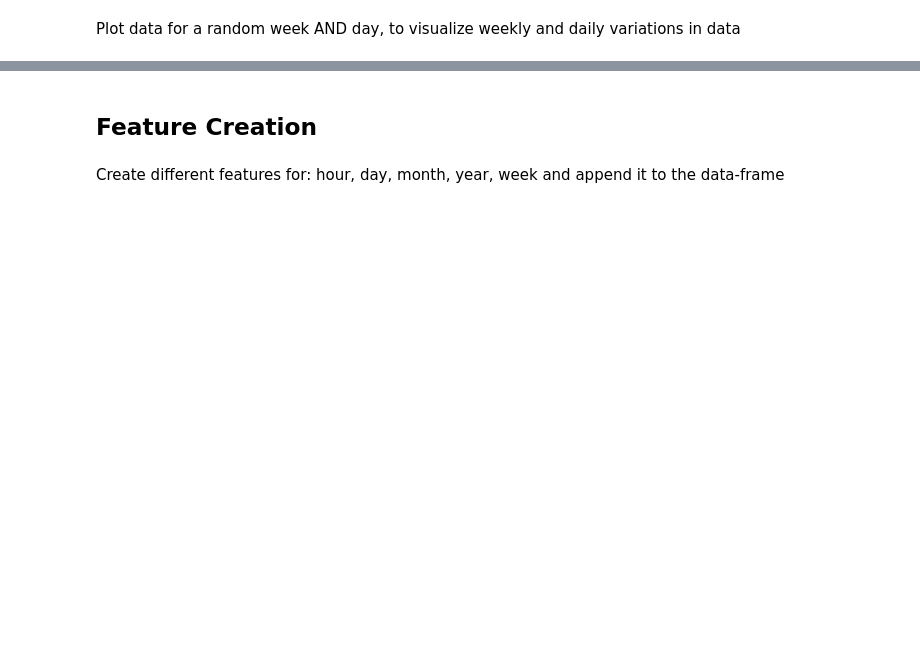
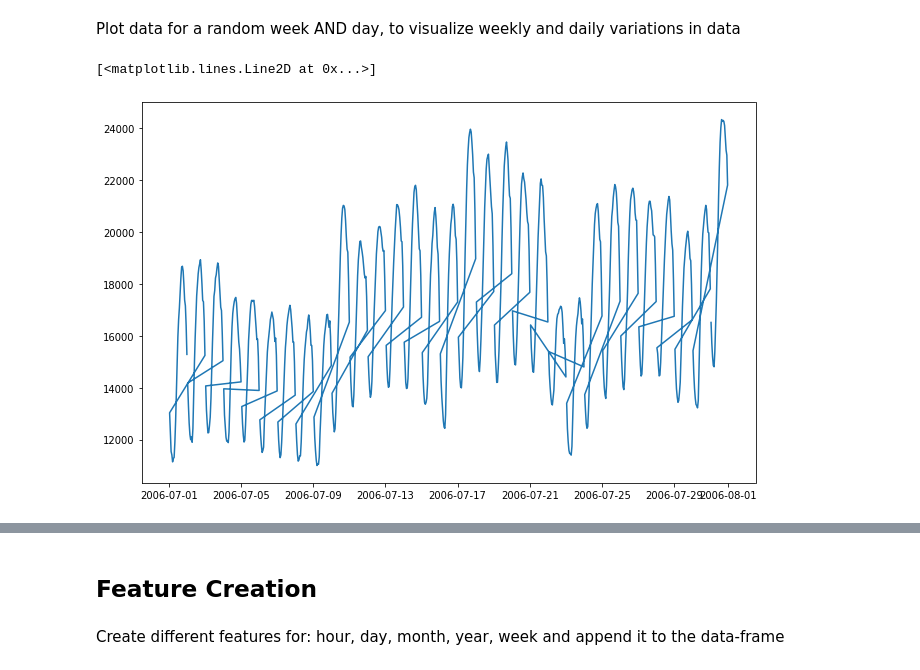
Before and after one commit to yashyaks/ML-playground, a Jupyter notebook: Task_6/Boosting.ipynb, the cells around one changed output, grey strips where cells are left out. Cells and saved outputs as stored; diff of their text form; code cells hidden in the pictures; blank space fills up the shorter version.

```diff
--- a/Task_6/Boosting.ipynb
+++ b/Task_6/Boosting.ipynb
@@ -74,2 +67,9 @@ plot the train and test data
 # %% [markdown]
 Plot data for a random week AND day, to visualize weekly and daily variations in data
+# %%
+# random month
+plt.figure(figsize=(11,7))
+plt.plot(df[(df['Datetime']>'07-01-2006')&(df['Datetime']<'08-01-2006')]['Datetime'],df[(df['Datetime']>'07-01-2006')&(df['Datetime']<'08-01-2006')]['AEP_MW'])
+# %% [output]
+[<matplotlib.lines.Line2D at 0x...>]
+[figure, added]
```
Also changed, not shown: parts of 21 cells of this notebook.
